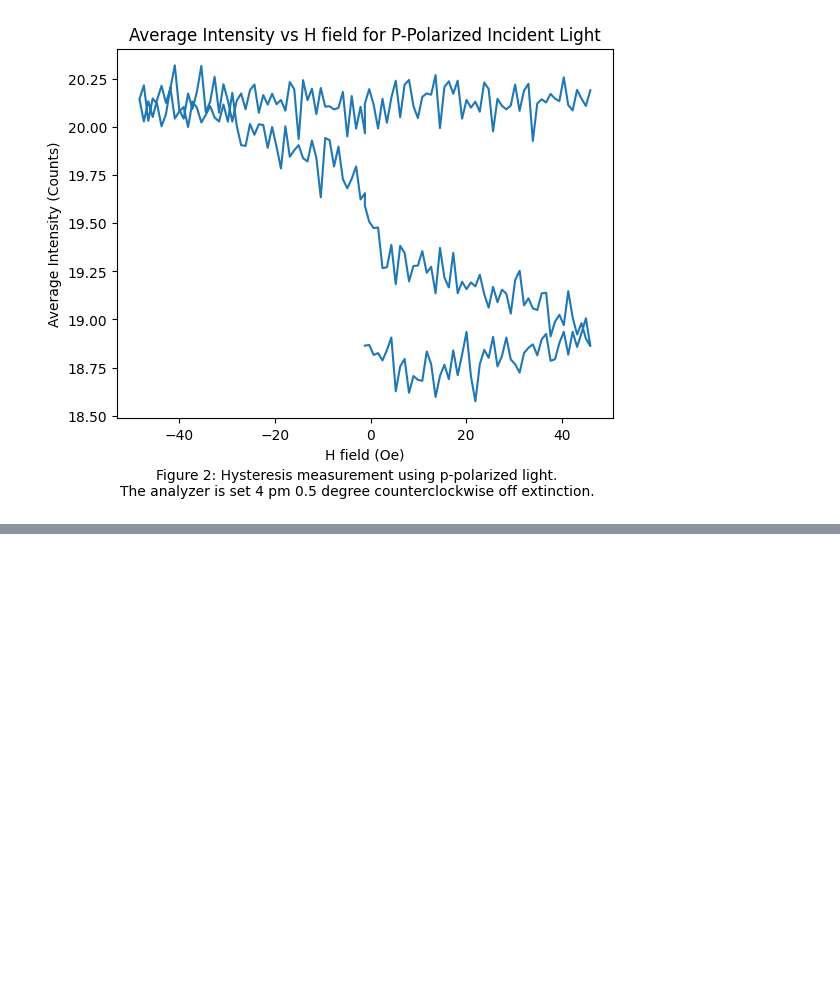
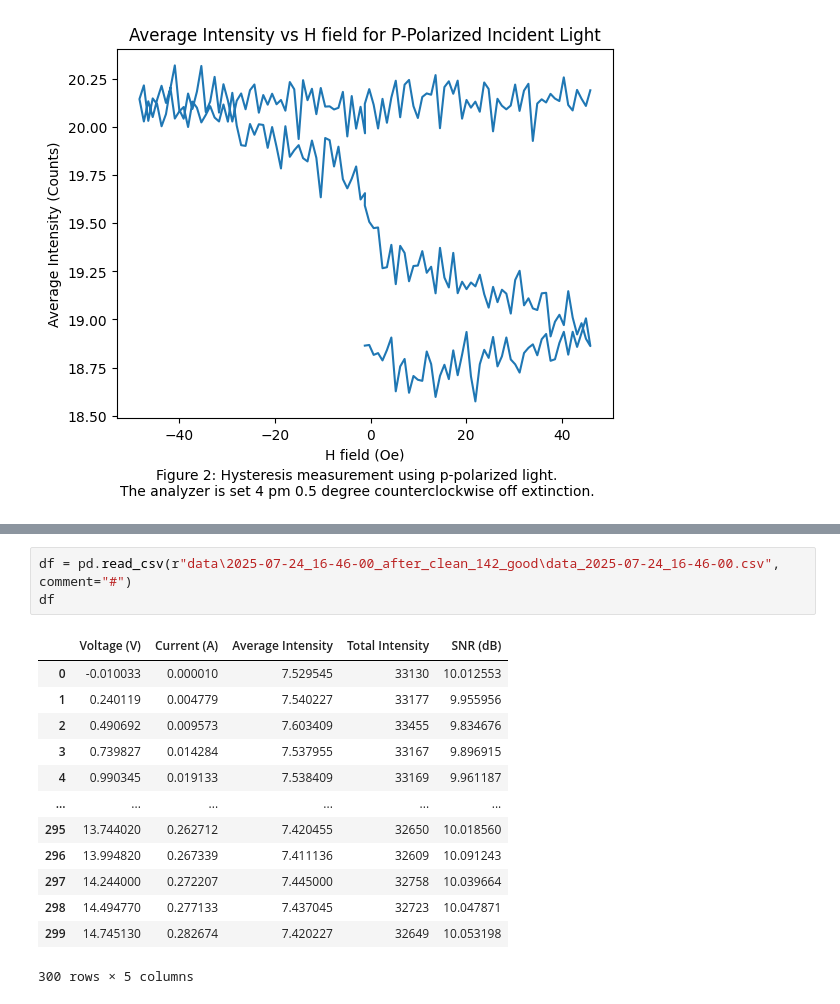
Before and after one commit to jasonwu224/MOKE, a Jupyter notebook: data_analysis.ipynb, the cells around one changed output, grey strips where cells are left out. Saved outputs shown, nothing was run; the diff lists cells and outputs as text; blank space fills up the shorter version.

```diff
--- a/data_analysis.ipynb
+++ b/data_analysis.ipynb
@@ -301,0 +365,17 @@ fig, ax = plt.subplots(2, 2)
+# %%
+df = pd.read_csv(r"data\2025-07-24_16-46-00_after_clean_142_good\data_2025-07-24_16-46-00.csv", comment="#")
+df
+# %% [output]
+|  | Voltage (V) | Current (A) | Average Intensity | Total Intensity | SNR (dB) |
+| 0 | -0.010033 | 0.000010 | 7.529545 | 33130 | 10.012553 |
+| 1 | 0.240119 | 0.004779 | 7.540227 | 33177 | 9.955956 |
+| 2 | 0.490692 | 0.009573 | 7.603409 | 33455 | 9.834676 |
+| 3 | 0.739827 | 0.014284 | 7.537955 | 33167 | 9.896915 |
+| 4 | 0.990345 | 0.019133 | 7.538409 | 33169 | 9.961187 |
+| ... | ... | ... | ... | ... | ... |
+| 295 | 13.744020 | 0.262712 | 7.420455 | 32650 | 10.018560 |
+| 296 | 13.994820 | 0.267339 | 7.411136 | 32609 | 10.091243 |
+| 297 | 14.244000 | 0.272207 | 7.445000 | 32758 | 10.039664 |
+| 298 | 14.494770 | 0.277133 | 7.437045 | 32723 | 10.047871 |
+| 299 | 14.745130 | 0.282674 | 7.420227 | 32649 | 10.053198 |
+300 rows × 5 columns
```
Also changed, not shown: parts of 5 cells of this notebook, 17 other files.
